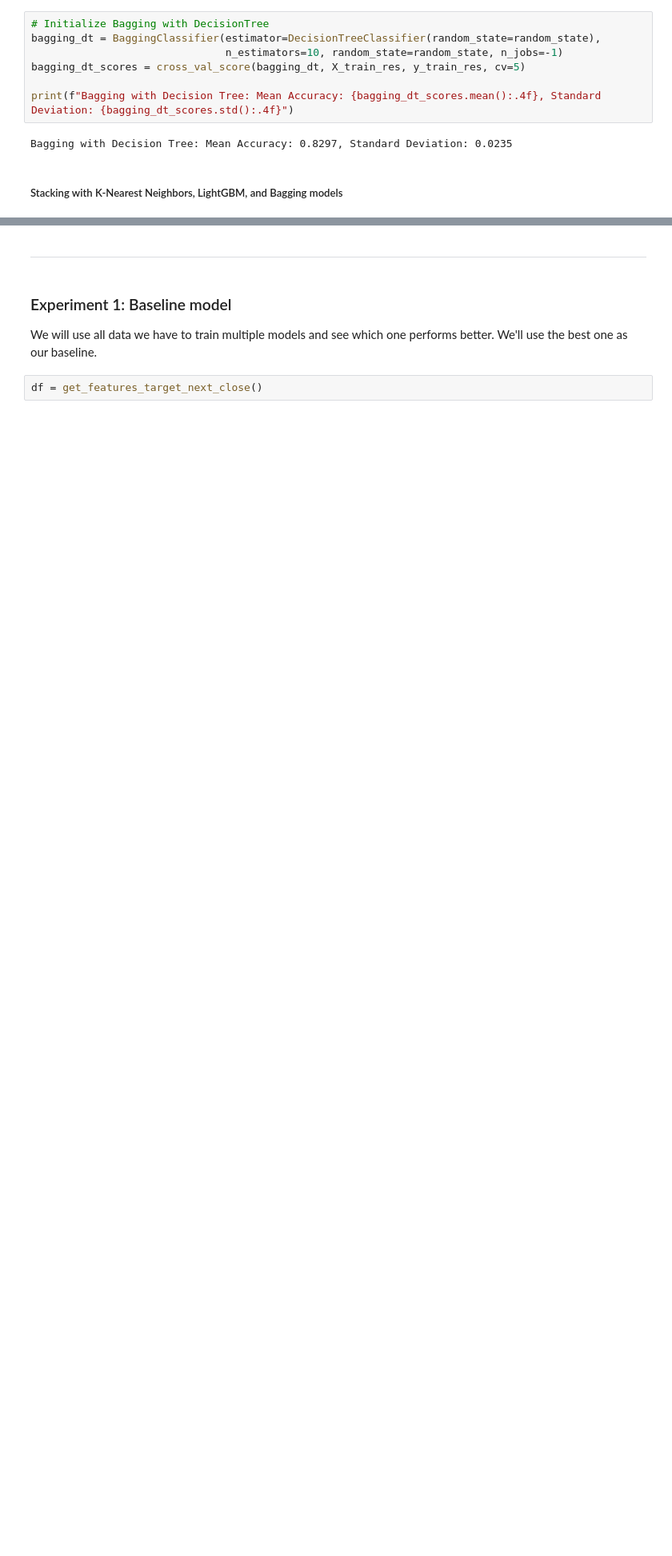
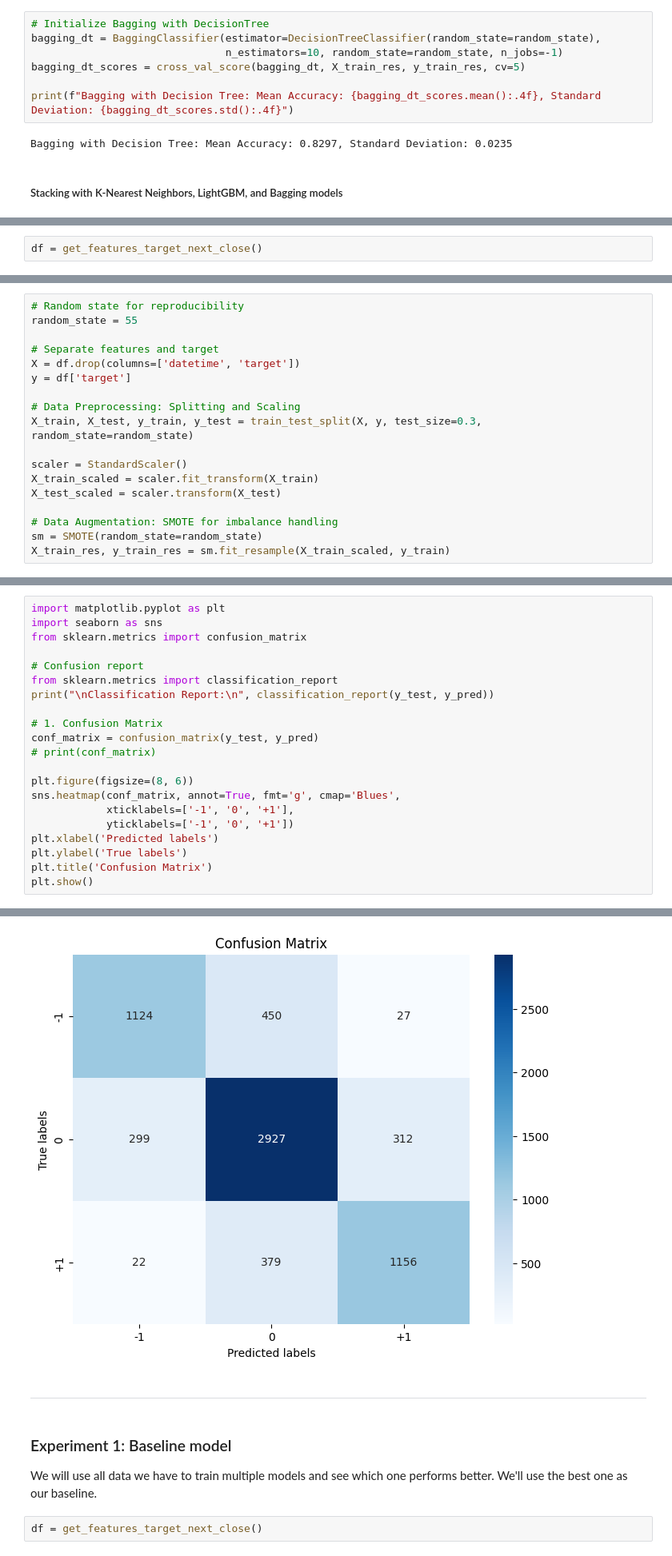
Before and after one commit to natapone/btc_live_price_prediction, a Jupyter notebook: 02_feature_eng_and_model.ipynb, the cells around one changed output, grey strips where cells are left out. Shown at 80% size. Saved outputs shown, nothing was run; the diff lists cells and outputs as text; blank space fills up the shorter version.

Commit message:
test stacking models

```diff
--- a/02_feature_eng_and_model.ipynb
+++ b/02_feature_eng_and_model.ipynb
@@ -754,0 +803,2 @@ The **Stacking with Random Forest** method yields the highest mean accuracy of 0
+# %%
+df = get_features_target_next_close()
@@ -754,0 +864,18 @@ The **Stacking with Random Forest** method yields the highest mean accuracy of 0
+# %%
+# Random state for reproducibility
+random_state = 55
+
+# Separate features and target
+X = df.drop(columns=['datetime', 'target'])
+y = df['target']
+
+# Data Preprocessing: Splitting and Scaling
+X_train, X_test, y_train, y_test = train_test_split(X, y, test_size=0.3, random_state=random_state)
+
+scaler = StandardScaler()
+X_train_scaled = scaler.fit_transform(X_train)
+X_test_scaled = scaler.transform(X_test)
+
+# Data Augmentation: SMOTE for imbalance handling
+sm = SMOTE(random_state=random_state)
+X_train_res, y_train_res = sm.fit_resample(X_train_scaled, y_train)
@@ -754,0 +913,22 @@ The **Stacking with Random Forest** method yields the highest mean accuracy of 0
+# %%
+import matplotlib.pyplot as plt
+import seaborn as sns
+from sklearn.metrics import confusion_matrix
+
+# Confusion report
+from sklearn.metrics import classification_report
+print("\nClassification Report:\n", classification_report(y_test, y_pred))
+
+# 1. Confusion Matrix
+conf_matrix = confusion_matrix(y_test, y_pred)
+# print(conf_matrix)
+
+plt.figure(figsize=(8, 6))
+sns.heatmap(conf_matrix, annot=True, fmt='g', cmap='Blues',
+            xticklabels=['-1', '0', '+1'],
+            yticklabels=['-1', '0', '+1'])
+plt.xlabel('Predicted labels')
+plt.ylabel('True labels')
+plt.title('Confusion Matrix')
+plt.show()
+# %% [output]
@@ -755,3 +945,4 @@ The **Stacking with Random Forest** method yields the highest mean accuracy of 0
+[figure, added]
 # %% [markdown]
 ----
 # %% [markdown]
```
Also changed, not shown: parts of 18 cells of this notebook.
